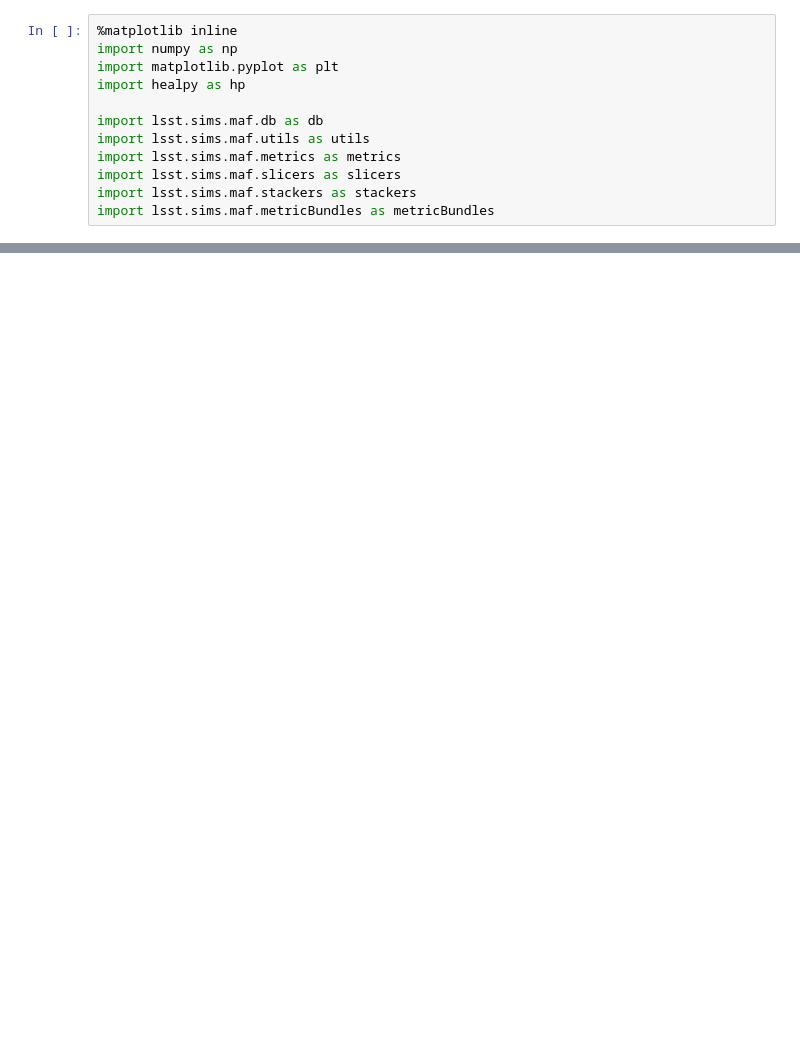
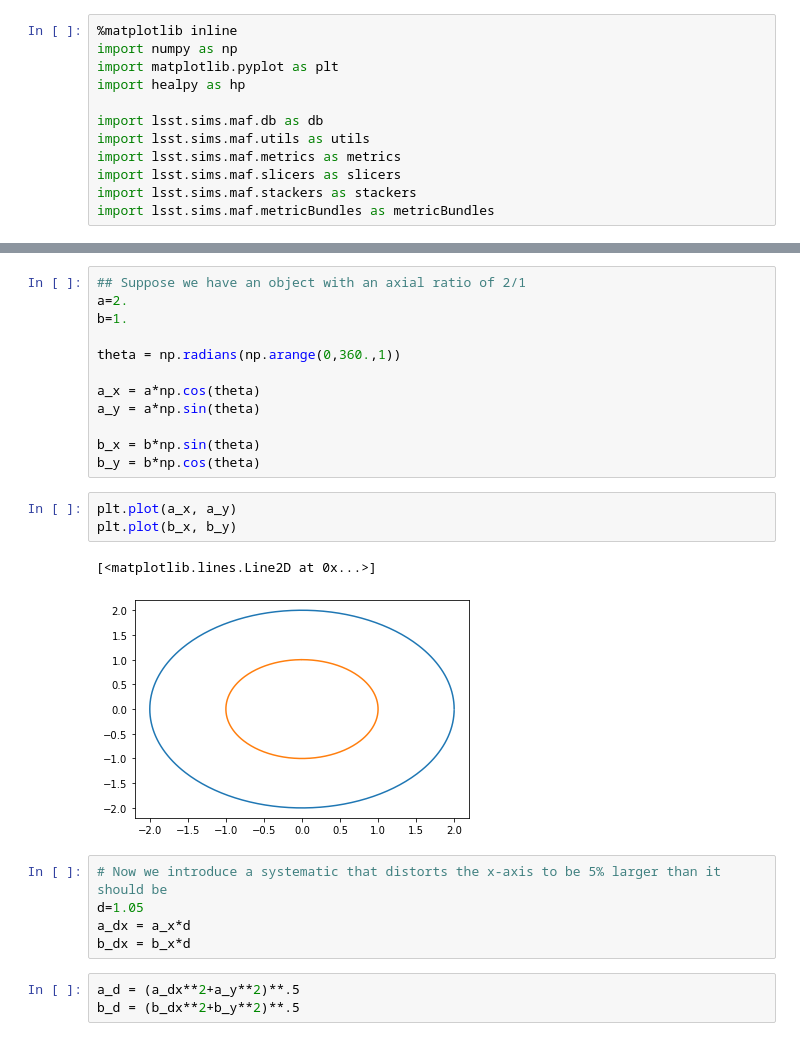
Before and after one commit to yoachim/21_Scratch, a Jupyter notebook: shape_metric/measure_shape_metric.ipynb, the cells around one changed output, grey strips where cells are left out. Drawn from its saved outputs; the diff is of its cells as text; blank space fills up the shorter version.

```diff
--- a/shape_metric/measure_shape_metric.ipynb
+++ b/shape_metric/measure_shape_metric.ipynb
@@ -49,0 +92,26 @@ class Shape_precision_metric(metrics.BaseMetric):
+# %%
+## Suppose we have an object with an axial ratio of 2/1
+a=2.
+b=1.
+
+theta = np.radians(np.arange(0,360.,1))
+
+a_x = a*np.cos(theta)
+a_y = a*np.sin(theta)
+
+b_x = b*np.sin(theta)
+b_y = b*np.cos(theta)
+# %%
+plt.plot(a_x, a_y)
+plt.plot(b_x, b_y)
+# %% [output]
+[<matplotlib.lines.Line2D at 0x...>]
+[figure, added]
+# %%
+# Now we introduce a systematic that distorts the x-axis to be 5% larger than it should be
+d=1.05
+a_dx = a_x*d
+b_dx = b_x*d
+# %%
+a_d = (a_dx**2+a_y**2)**.5
+b_d = (b_dx**2+b_y**2)**.5
```
Also changed, not shown: parts of 4 cells of this notebook.
